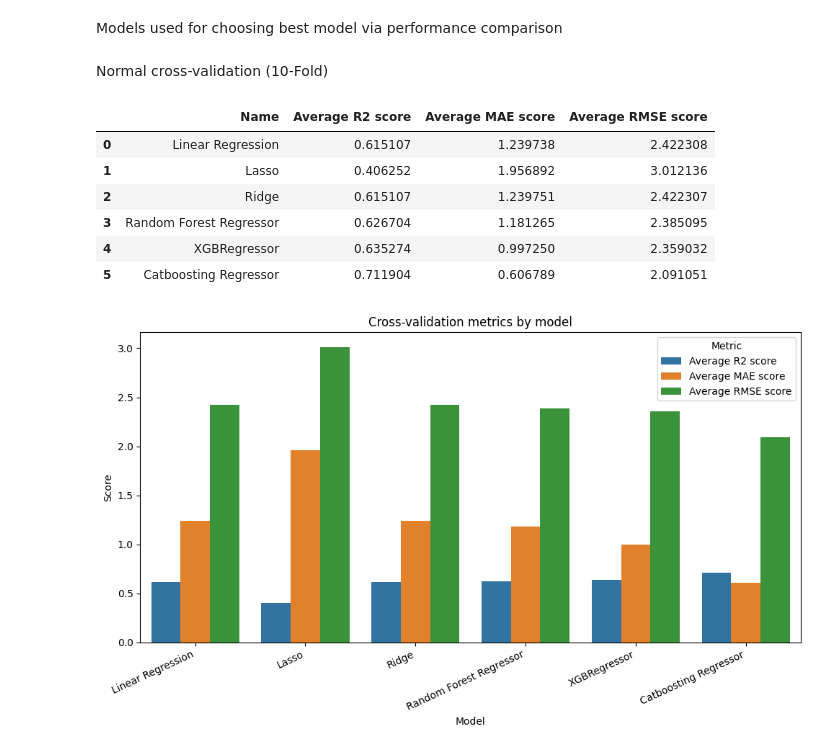
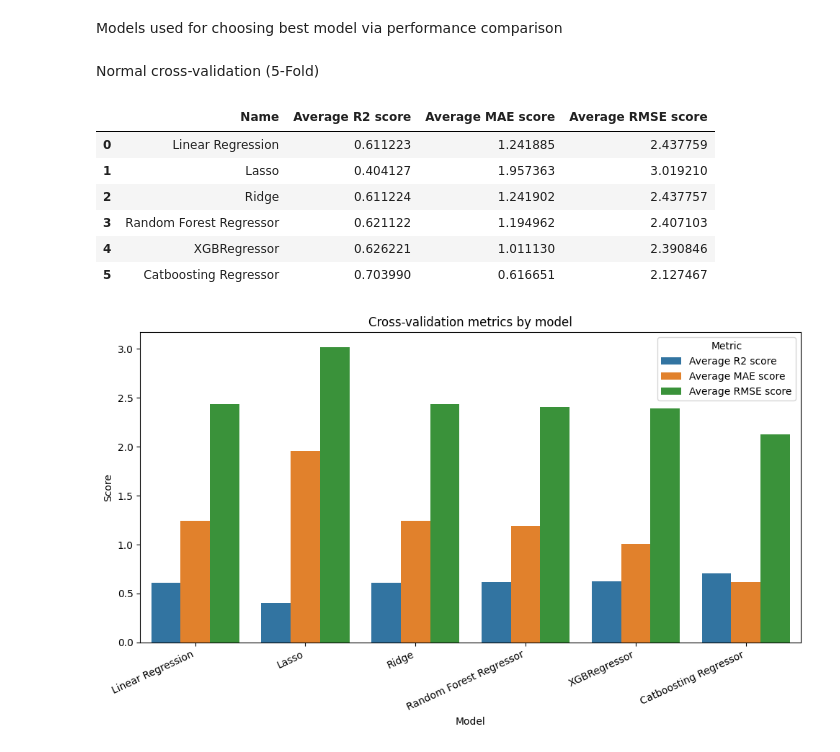
Before and after one commit to MinhLaFuch/Data-Mining-Final-Project, a Jupyter notebook: model_selection.ipynb, the cells around one changed output. Cells and saved outputs as stored; diff of their text form; code cells hidden in the pictures.

```diff
--- a/model_selection.ipynb
+++ b/model_selection.ipynb
@@ -382,51 +382,51 @@ model_pipeline_mapping = {
     "Catboosting Regressor": pipeline_catboost
 }
 # %% [markdown]
-Normal cross-validation (10-Fold)
+Normal cross-validation (5-Fold)
 # %%
 from sklearn.model_selection import KFold, cross_validate
 from sklearn.pipeline import Pipeline
 
-kf = KFold(n_splits=10, shuffle=True, random_state=42)
+kf = KFold(n_splits=5, shuffle=True, random_state=42)
 scoring = {
     "r2": "r2",
     "mae": "neg_mean_absolute_error",
     "rmse": "neg_root_mean_squared_error",
 }
 
 avg_cross_score = []
 
 for name, model in model.items():
     full_pipeline = Pipeline(steps=[
         ("preprocess_transform", model_pipeline_mapping[name]),
         ("model", model)
     ])
     cv_results = cross_validate(
         full_pipeline,
         X,
         y,
         cv=kf,
         scoring=scoring,
         return_train_score=False,
     )
     avg_cross_score.append({
         "Name": name,
         "Average R2 score": cv_results["test_r2"].mean(),
         "Average MAE score": -cv_results["test_mae"].mean(),
         "Average RMSE score": -cv_results["test_rmse"].mean()
     })
 
 cross_val = pd.DataFrame(avg_cross_score)
 
 cross_val
 # %% [output]
 |  | Name | Average R2 score | Average MAE score | Average RMSE score |
-| 0 | Linear Regression | 0.615107 | 1.239738 | 2.422308 |
-| 1 | Lasso | 0.406252 | 1.956892 | 3.012136 |
-| 2 | Ridge | 0.615107 | 1.239751 | 2.422307 |
-| 3 | Random Forest Regressor | 0.626704 | 1.181265 | 2.385095 |
-| 4 | XGBRegressor | 0.635274 | 0.997250 | 2.359032 |
-| 5 | Catboosting Regressor | 0.711904 | 0.606789 | 2.091051 |
+| 0 | Linear Regression | 0.611223 | 1.241885 | 2.437759 |
+| 1 | Lasso | 0.404127 | 1.957363 | 3.019210 |
+| 2 | Ridge | 0.611224 | 1.241902 | 2.437757 |
+| 3 | Random Forest Regressor | 0.621122 | 1.194962 | 2.407103 |
+| 4 | XGBRegressor | 0.626221 | 1.011130 | 2.390846 |
+| 5 | Catboosting Regressor | 0.703990 | 0.616651 | 2.127467 |
 # %%
 import matplotlib.pyplot as plt
 import seaborn as sns
```
Also changed, not shown: 8 other files.
